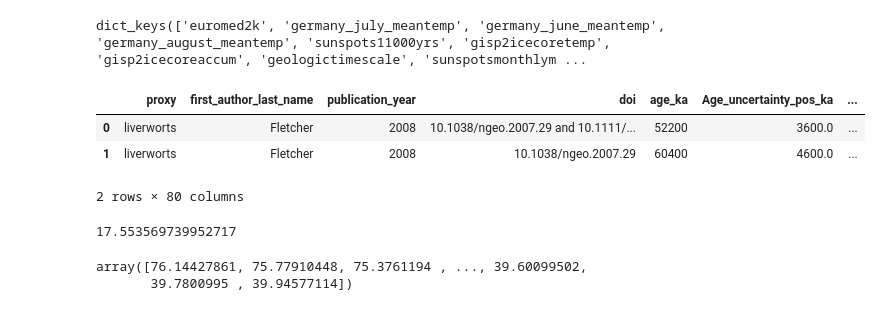
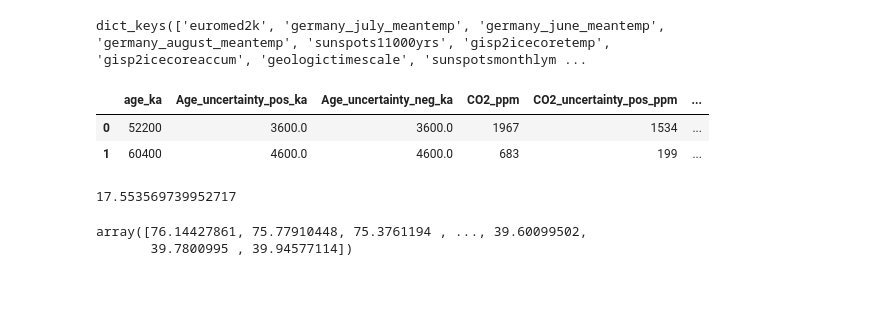
Before and after one commit to domschl/indrajala, a Jupyter notebook: python_indrajala/examples/importers/RawTests.ipynb, the cells around one changed output. Saved outputs shown, nothing was run; the diff lists cells and outputs as text; code cells hidden in the pictures.

Commit message:
filter option

```diff
--- a/python_indrajala/examples/importers/RawTests.ipynb
+++ b/python_indrajala/examples/importers/RawTests.ipynb
@@ -28,12 +18,11 @@ dfs.keys()
 # %% [output]
 dict_keys(['euromed2k', 'germany_july_meantemp', 'germany_june_meantemp', 'germany_august_meantemp', 'sunspots11000yrs', 'gisp2icecoretemp', 'gisp2icecoreaccum', 'geologictimescale', 'sunspotsmonthlym ...
 # %%
-dfs['CenozoicCO2']
+dfs['CenozoicCO2Filtered']
 # %% [output]
-|  | proxy | first_author_last_name | publication_year | doi | age_ka | Age_uncertainty_pos_ka | ... |
-| 0 | liverworts | Fletcher | 2008 | 10.1038/ngeo.2007.29 and 10.1111/... | 52200 | 3600.0 | ... |
-| 1 | liverworts | Fletcher | 2008 | 10.1038/ngeo.2007.29 | 60400 | 4600.0 | ... |
+|  | age_ka | Age_uncertainty_pos_ka | Age_uncertainty_neg_ka | CO2_ppm | CO2_uncertainty_pos_ppm | ... |
+| 0 | 52200 | 3600.0 | 3600.0 | 1967 | 1534 | ... |
+| 1 | 60400 | 4600.0 | 4600.0 | 683 | 199 | ... |
-2 rows × 80 columns
 # %%
 em2k=dfs['euromed2k'].to_numpy()
 gjmt6=dfs['germany_june_meantemp'].to_numpy()
```
Also changed, not shown: parts of 1 cell of this notebook, 2 other files.
